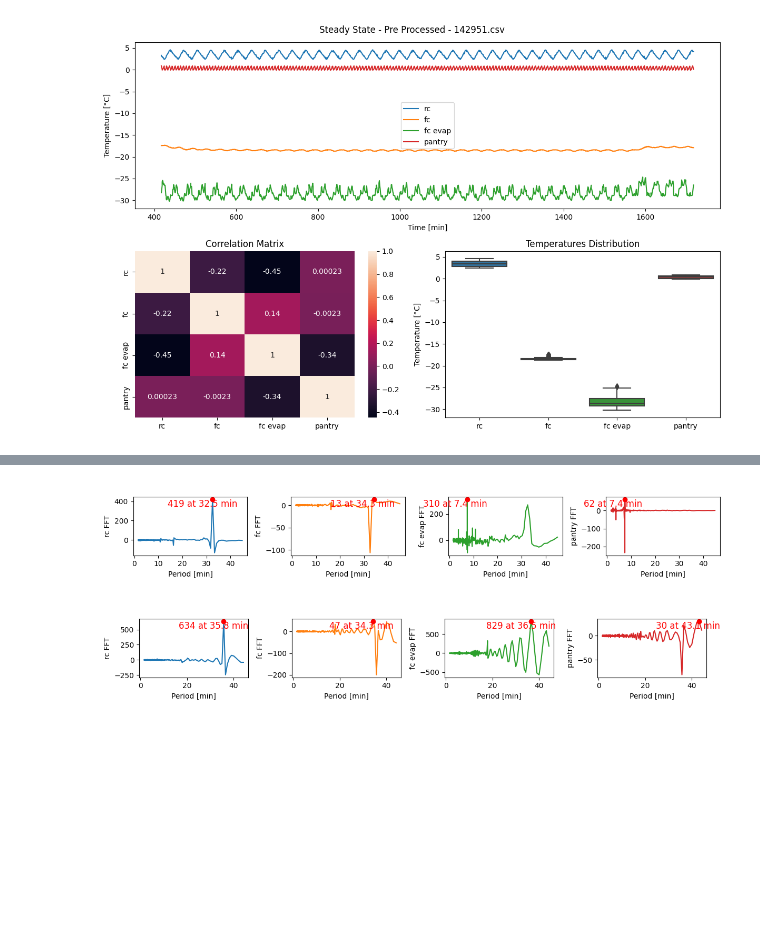
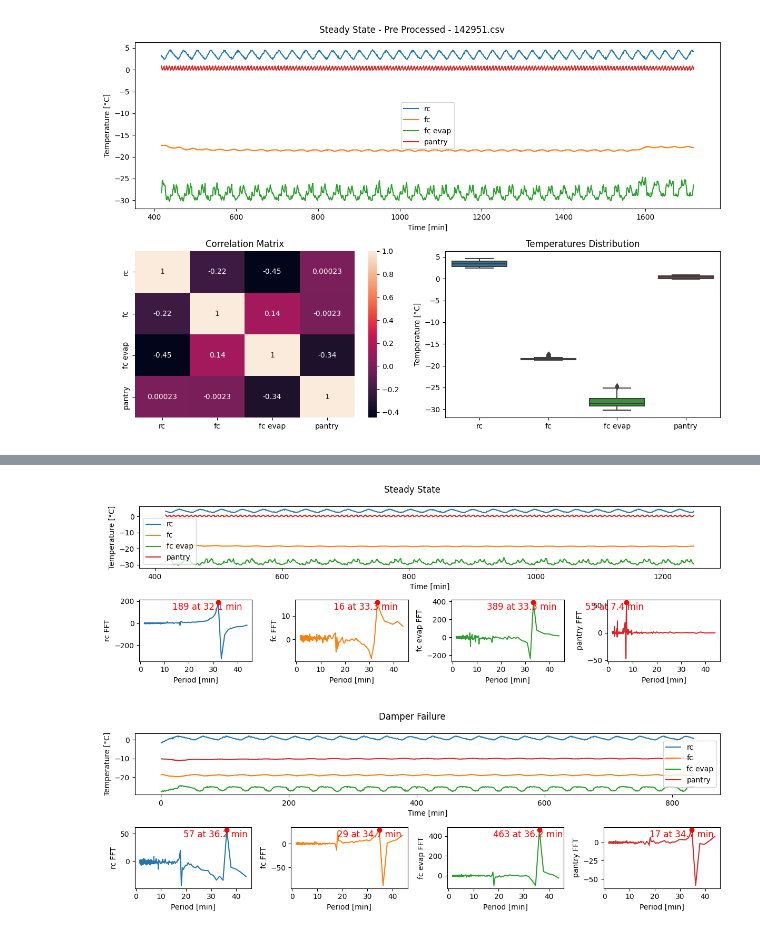
Before and after one commit to jonaseu/AppliedML-Refrigerator_Fault_Detection, a Jupyter notebook: Notebooks/2.EDA-Analyzing_Pre_Processed.ipynb, the cells around one changed output, grey strips where cells are left out. Saved outputs shown, nothing was run; the diff lists cells and outputs as text; code cells hidden in the pictures; blank space fills up the shorter version.

```diff
--- a/Notebooks/2.EDA - Analyzing Pre Processed.ipynb
+++ b/Notebooks/2.EDA-Analyzing_Pre_Processed.ipynb
@@ -71,6 +134,7 @@ RefriPlot_PlotPreprocessedLog(door_open_log_data,"Door Open - " + door_open_log_
 #Pick another know log that contains Pantry damper in failure
 damper_failure_log_name = "Pre Processed - 142785.csv"
 damper_failure_log_data = csv_files[damper_failure_log_name]
+damper_failure_log_data = damper_failure_log_data[:1000] #remove end of the log to avoid defrost info
 
 RefriPlot_PlotPreprocessedLog(damper_failure_log_data,"Damper Failure - " + damper_failure_log_name)
 # %% [output]
@@ -104,8 +183,6 @@ def get_fft_data(data):
         fft_y_filtered = fft_y[(fft_f < LOW_PASS_FREQUENCY) & (fft_f > 0)]
 
         return(fft_f_filtered,fft_y_filtered)
-
-
 
 def plot_fft_charts(log,title = None, plot_temp=True):
     """
@@ -132,34 +209,34 @@ def plot_fft_charts(log,title = None, plot_temp=True):
         ax1.set_ylabel('Temperature [°C]')
         ax1.set_xlabel('Time [min]')
         default_colors = [line.get_color() for line in lines]   #Store the colors of each line, just to use proper colors on the FFT
 
     #For each column, plot the FFT of it transformed to period in minutes
     for col_id,column_name in enumerate(TEMP_COL_NAMES):
 
         fft_f_filtered,fft_y_filtered = get_fft_data(log[column_name])
 
         #Plot FFT
         ax2 = fig.add_subplot(gs[grid_size-1, col_id])
         ax2.plot(fft_f_filtered,fft_y_filtered,color=default_colors[col_id])
         ax2.set_ylabel(column_name + ' FFT')
         ax2.set_xlabel('Period [min]')
 
         #Highlight highest frequency on the plot
         max_index = np.argmax(fft_y_filtered)
         ax2.plot(fft_f_filtered[max_index], fft_y_filtered[max_index], 'ro')
         ax2.annotate(   "{:.0f} at {:.1f} min".format(fft_y_filtered[max_index].real,fft_f_filtered[max_index]),
                         (round(fft_f_filtered[max_index]), fft_y_filtered[max_index]), textcoords="offset points", xytext=(-15,-10), ha='center', fontsize=12, color='red')
 
     plt.tight_layout()
     plt.show()
 
 
 # plot_fft_charts(log_data,plot_temp=False)
-plot_fft_charts(steady_state_log_data,plot_temp=False)
+plot_fft_charts(steady_state_log_data[:1000],title="Steady State") #change steady state log to only get 1000 values so the FFT comparisons can make more sense, since complete signal sample is same
 # plot_fft_charts(pulldown_log_data,plot_temp=False)
 # plot_fft_charts(defrost_log_data,plot_temp=False)
 # plot_fft_charts(door_open_log_data,plot_temp=False)
-plot_fft_charts(damper_failure_log_data,plot_temp=False)
+plot_fft_charts(damper_failure_log_data,title="Damper Failure")
 # %% [output]
-[figure, old version]
+[figure, new version]
-[figure, old version]
+[figure, new version]
```
Also changed, not shown: parts of 17 cells of this notebook, 5 other files.
